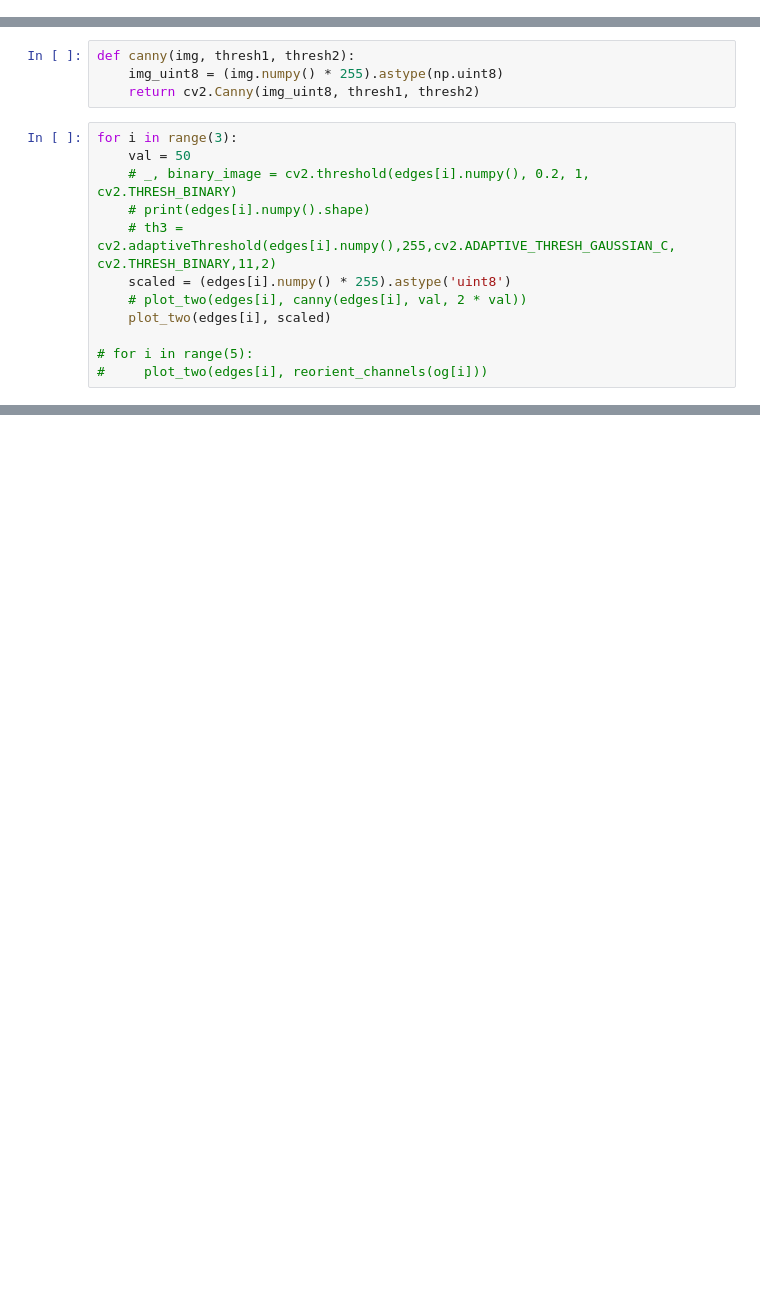
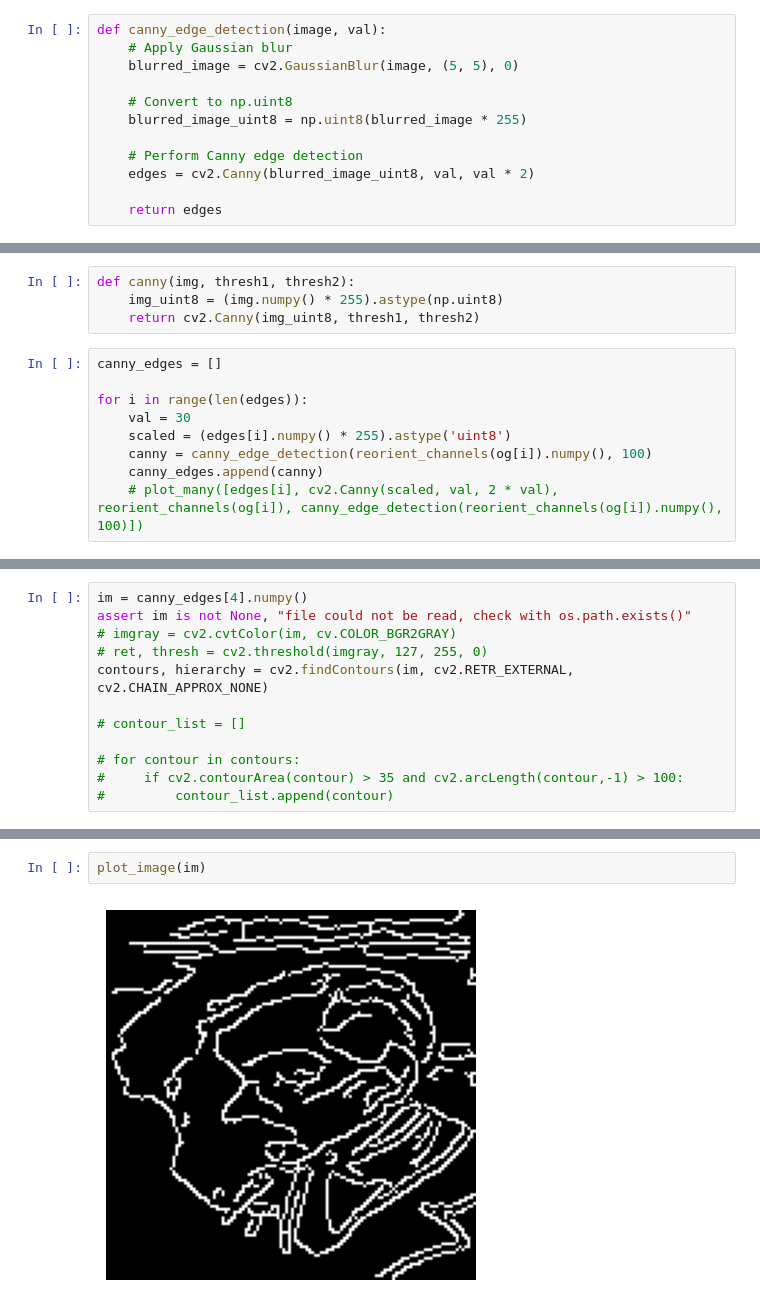
Before and after one commit to aaryan-rampal/Pastiche-v2, a Jupyter notebook: data-test/faiss.ipynb, the cells around one changed output, grey strips where cells are left out. Saved outputs shown, nothing was run; the diff lists cells and outputs as text; blank space fills up the shorter version.

Commit message:
Add a bunch of stuff
Deciding to settle on fast fourier transform for each contour in
cv2.Canny()

```diff
--- a/data-test/faiss.ipynb
+++ b/data-test/faiss.ipynb
@@ -63,6 +54,18 @@ def reorient_channels(img):
     # print(channels)
     correct = tf.transpose(img, [channels[0], channels[1], channels[2]])
     return correct
+# %%
+def canny_edge_detection(image, val):
+    # Apply Gaussian blur
+    blurred_image = cv2.GaussianBlur(image, (5, 5), 0)
+
+    # Convert to np.uint8
+    blurred_image_uint8 = np.uint8(blurred_image * 255)
+
+    # Perform Canny edge detection
+    edges = cv2.Canny(blurred_image_uint8, val, val * 2)
+
+    return edges
 # %%
 edges = torch.load('edges.pt')
 og = torch.load('og.pt')
@@ -82,14 +74,11 @@ def canny(img, thresh1, thresh2):
     img_uint8 = (img.numpy() * 255).astype(np.uint8)
     return cv2.Canny(img_uint8, thresh1, thresh2)
 # %%
-for i in range(3):
-    val = 50
-    # _, binary_image = cv2.threshold(edges[i].numpy(), 0.2, 1, cv2.THRESH_BINARY)
-    # print(edges[i].numpy().shape)
-    # th3 = cv2.adaptiveThreshold(edges[i].numpy(),255,cv2.ADAPTIVE_THRESH_GAUSSIAN_C, cv2.THRESH_BINARY,11,2)
+canny_edges = []
+
+for i in range(len(edges)):
+    val = 30
     scaled = (edges[i].numpy() * 255).astype('uint8')
-    # plot_two(edges[i], canny(edges[i], val, 2 * val))
-    plot_two(edges[i], scaled)
-
-# for i in range(5):
-#     plot_two(edges[i], reorient_channels(og[i]))
+    canny = canny_edge_detection(reorient_channels(og[i]).numpy(), 100)
+    canny_edges.append(canny)
+    # plot_many([edges[i], cv2.Canny(scaled, val, 2 * val), reorient_channels(og[i]), canny_edge_detection(reorient_channels(og[i]).numpy(), 100)])
@@ -99,0 +210,12 @@ for i in range(3):
+# %%
+im = canny_edges[4].numpy()
+assert im is not None, "file could not be read, check with os.path.exists()"
+# imgray = cv2.cvtColor(im, cv.COLOR_BGR2GRAY)
+# ret, thresh = cv2.threshold(imgray, 127, 255, 0)
+contours, hierarchy = cv2.findContours(im, cv2.RETR_EXTERNAL, cv2.CHAIN_APPROX_NONE)
+
+# contour_list = []
+
+# for contour in contours:
+#     if cv2.contourArea(contour) > 35 and cv2.arcLength(contour,-1) > 100:
+#         contour_list.append(contour)
@@ -99,0 +226,4 @@ for i in range(3):
+# %%
+plot_image(im)
+# %% [output]
+[figure, added]
```
Also changed, not shown: parts of 30 cells of this notebook, 48 other files.
